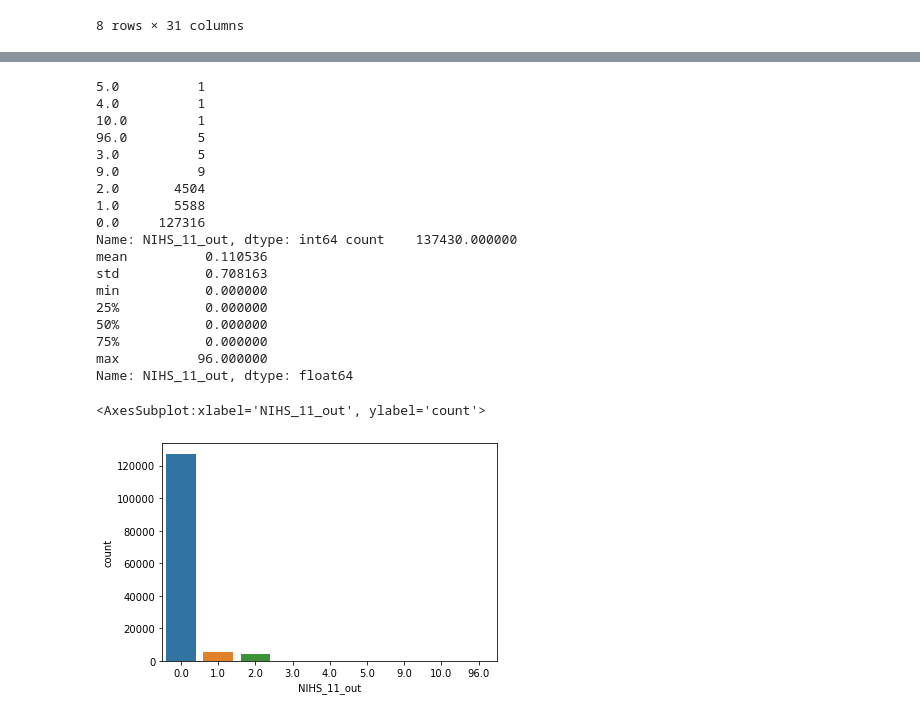
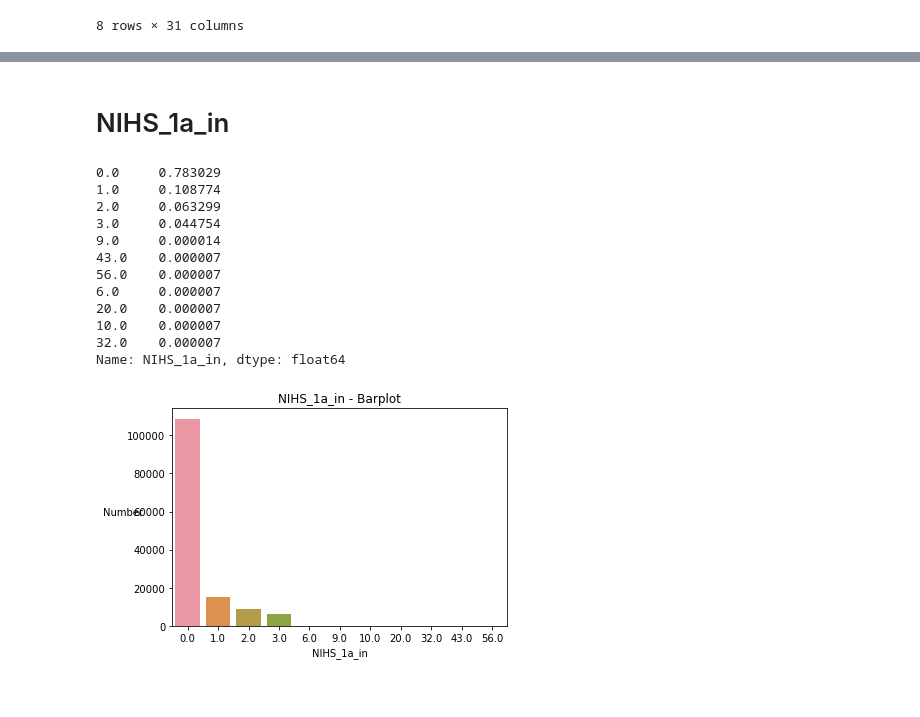
Before and after one commit to sn987532159/TSR_ML, a Jupyter notebook: data_exploration/Pre-visualisation - CASEDNIHS.ipynb, the cells around one changed output, grey strips where cells are left out. Saved outputs shown, nothing was run; the diff lists cells and outputs as text; code cells hidden in the pictures.

```diff
--- a/data_exploration/Pre-visualisation - CASEDNIHS.ipynb
+++ b/data_exploration/Pre-visualisation - CASEDNIHS.ipynb
@@ -15,0 +6,4 @@ cdn.head()
+# %%
+csv_path = os.path.join("..", "data","TSR_2018_raw", "CASEDNIHS(denormalized).csv")
+cdn = pd.read_csv(csv_path)
+cdn.head()
@@ -846,29 +31,27 @@ sns.countplot(nihs10out)
-# %%
-#NIHS_11_out
-nihs11out = cdn.iloc[:,31]
-#print(nihs11out)
-print(nihs11out.value_counts().sort_values(ascending= True), nihs11out.describe())
-# %% [output]
-5.0          1
-4.0          1
-10.0         1
-96.0         5
-3.0          5
-9.0          9
-2.0       4504
-1.0       5588
-0.0     127316
-Name: NIHS_11_out, dtype: int64 count    137430.000000
-mean          0.110536
-std           0.708163
-min           0.000000
-25%           0.000000
-50%           0.000000
-75%           0.000000
-max          96.000000
-Name: NIHS_11_out, dtype: float64
-# %%
-sns.countplot(nihs11out)
-# %% [output]
-<AxesSubplot:xlabel='NIHS_11_out', ylabel='count'>
-[figure, removed]
+# %% [markdown]
+# NIHS_1a_in
+# %%
+nihs1ain = cdn.loc[:,"NIHS_1a_in"]
+#print(nihs1ain)
+print(nihs1ain.value_counts() / len(nihs1ain))
+#print(nihs1ain.describe())
+
+sns.countplot(nihs1ain)
+plt.title("NIHS_1a_in - Barplot")
+plt.xlabel('NIHS_1a_in')
+plt.ylabel('Number', rotation=0)
+plt.show()
+# %% [output]
+0.0     0.783029
+1.0     0.108774
+2.0     0.063299
+3.0     0.044754
+9.0     0.000014
+43.0    0.000007
+56.0    0.000007
+6.0     0.000007
+20.0    0.000007
+10.0    0.000007
+32.0    0.000007
+Name: NIHS_1a_in, dtype: float64
+[figure, added]
```
Also changed, not shown: parts of 119 cells of this notebook, 6 other files.
